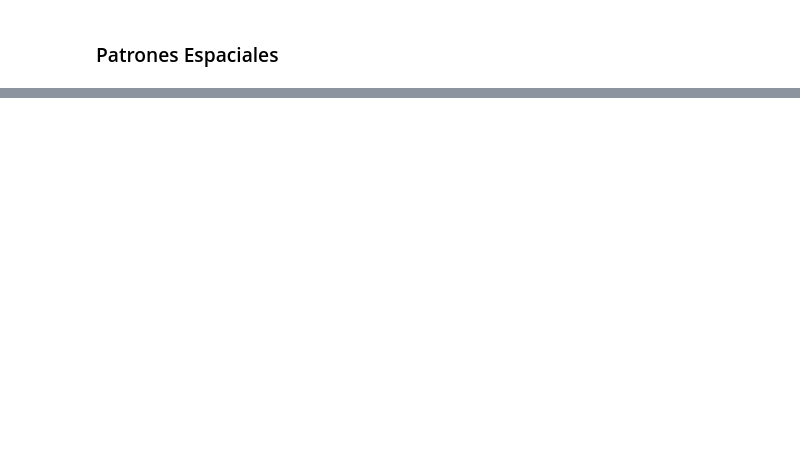
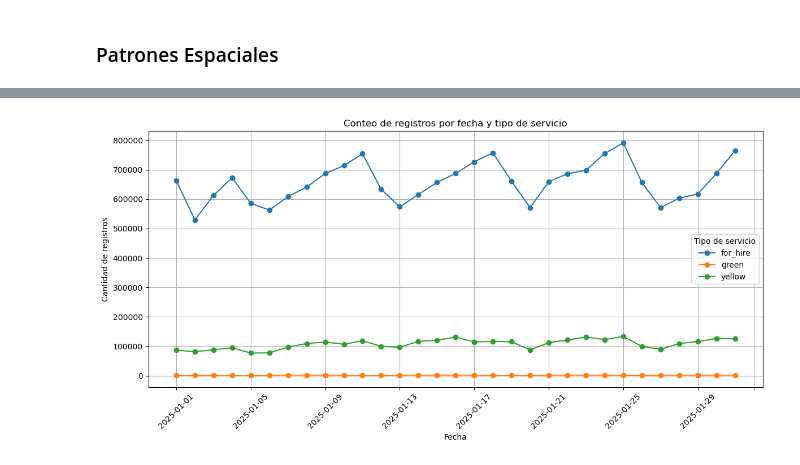
Before and after one commit to DAcoder17/MachineLearning1, a Jupyter notebook: TLC/EDA.ipynb, the cells around one changed output, grey strips where cells are left out. Cells and saved outputs as stored; diff of their text form; code cells hidden in the pictures; blank space fills up the shorter version.

```diff
--- a/TLC/EDA.ipynb
+++ b/TLC/EDA.ipynb
@@ -103,3 +165,6 @@ df['total_equiv'] = df['driver_pay']
+# %%
+## por fuera de fecha
+df =  df.query('pickup_datetime < "2025-02-01" and pickup_datetime  >= "2025-01-01" ')
 # %%
 # 4) Reglas lógicas básicas
 # Fechas válidas
@@ -147,0 +221,17 @@ for c in winsor_cols:
+# %%
+for loc_id, fechas in grupos.items():
+    fechas.sort()
+    ventana = deque()
+
+    for fecha in fechas:
+        while ventana and ventana[0] < fecha - timedelta(minutes=30):
+            ventana.popleft()
+
+        resultados.append((loc_id, fecha, len(ventana)))
+        ventana.append(fecha)
+# %%
+# se ordena el df por PULocationID y fecha
+df = df.sort_values(['PULocationID', 'fecha']).reset_index(drop=True)
+
+# se ordena resultados
+resultados.sort()
@@ -316,0 +389,29 @@ if {'PULocationID', 'DOLocationID'}.issubset(df_model.columns):
+# %%
+# Agrupar por mes y tipo de servicio
+df['fecha'] = df['pickup_datetime'].dt.strftime('%Y-%m-%d')
+pdf = (
+           df.groupby(["fecha", "type_service"])
+          .size().reset_index())
+
+
+# Ordenar por fecha
+pdf = pdf.sort_values("fecha")
+
+# Graficar
+plt.figure(figsize=(12,6))
+for service, data in pdf.groupby("type_service"):
+    plt.plot(data["fecha"], data[0], marker="o", label=service)
+
+plt.title("Conteo de registros por fecha y tipo de servicio")
+plt.xlabel("Fecha")
+plt.ylabel("Cantidad de registros")
+plt.legend(title="Tipo de servicio")
+plt.grid(True)
+
+
+plt.gca().xaxis.set_major_locator(mdates.AutoDateLocator())
+plt.xticks(rotation=45)
+plt.tight_layout()
+plt.show()
+# %% [output]
+[figure, added]
```
Also changed, not shown: parts of 34 cells of this notebook.
